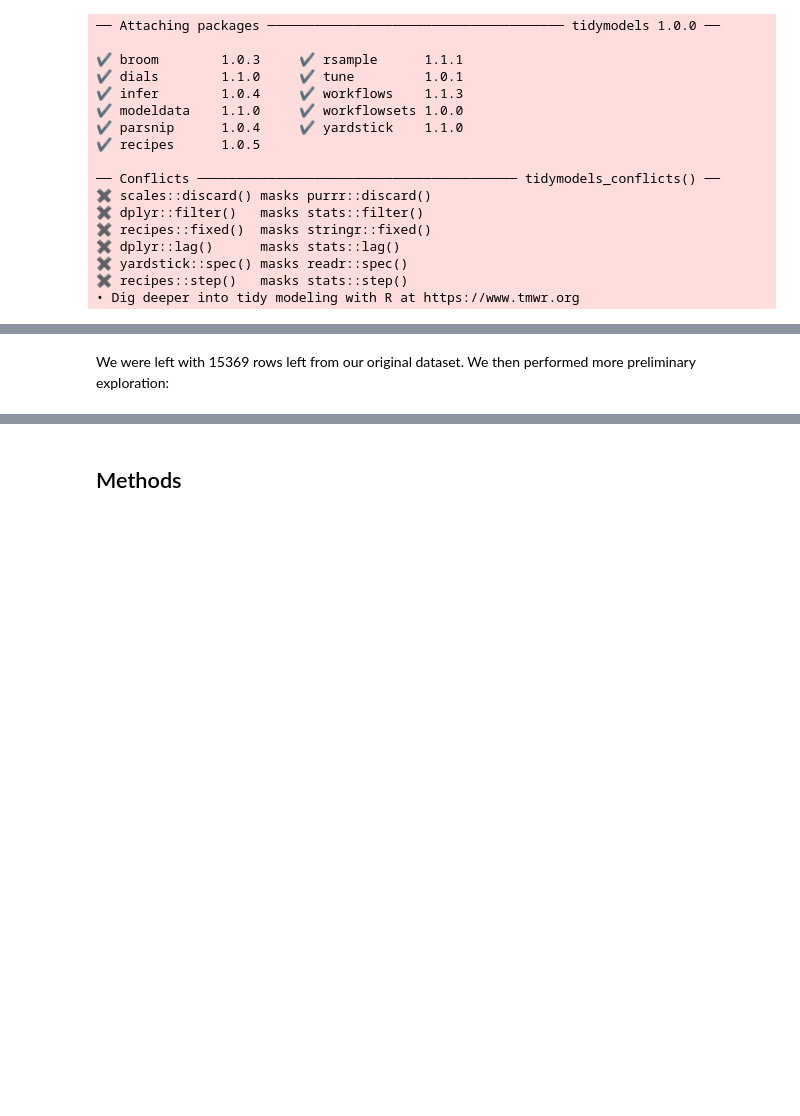
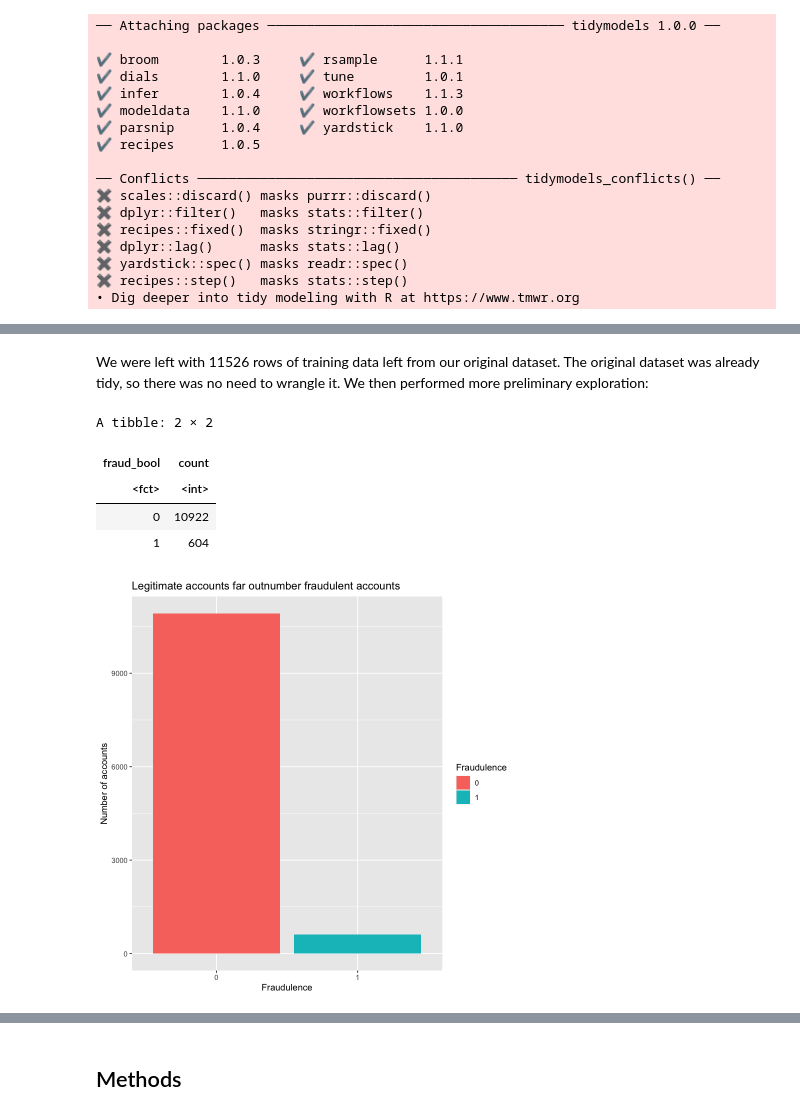
Before and after one commit to aqil18/DSCI100-Term-Project-2022W2, a Jupyter notebook: group_project_proposal.ipynb, the cells around one changed output, grey strips where cells are left out. Saved outputs shown, nothing was run; the diff lists cells and outputs as text; code cells hidden in the pictures; blank space fills up the shorter version.

```diff
--- a/group_project_proposal.ipynb
+++ b/group_project_proposal.ipynb
@@ -109,2 +137,24 @@ A tibble: 15369 × 7
 # %% [markdown]
-We were left with 15369 rows left from our original dataset. We then performed more preliminary exploration:
+We were left with 11526 rows of training data left from our original dataset. The original dataset was already tidy, so there was no need to wrangle it. We then performed more preliminary exploration:
+# %%
+fraud_ratio <- fraud_train |>
+    group_by(fraud_bool) |>
+    summarize(count = n())
+
+fraud_ratio_plot <- fraud_ratio |>
+    ggplot(aes(x = fraud_bool, y = count, fill = fraud_bool)) +
+    geom_bar(stat = "identity") +
+    xlab("Fraudulence") +
+    ylab("Number of accounts") +
+    labs(fill = "Fraudulence") +
+    ggtitle("Legitimate accounts far outnumber fraudulent accounts")
+
+fraud_ratio
+fraud_ratio_plot
+# %% [output]
+A tibble: 2 × 2
+| fraud_bool | count |
+| <fct> | <int> |
+| 0 | 10922 |
+| 1 | 604 |
+[figure, added]
```
Also changed, not shown: parts of 12 cells of this notebook.
